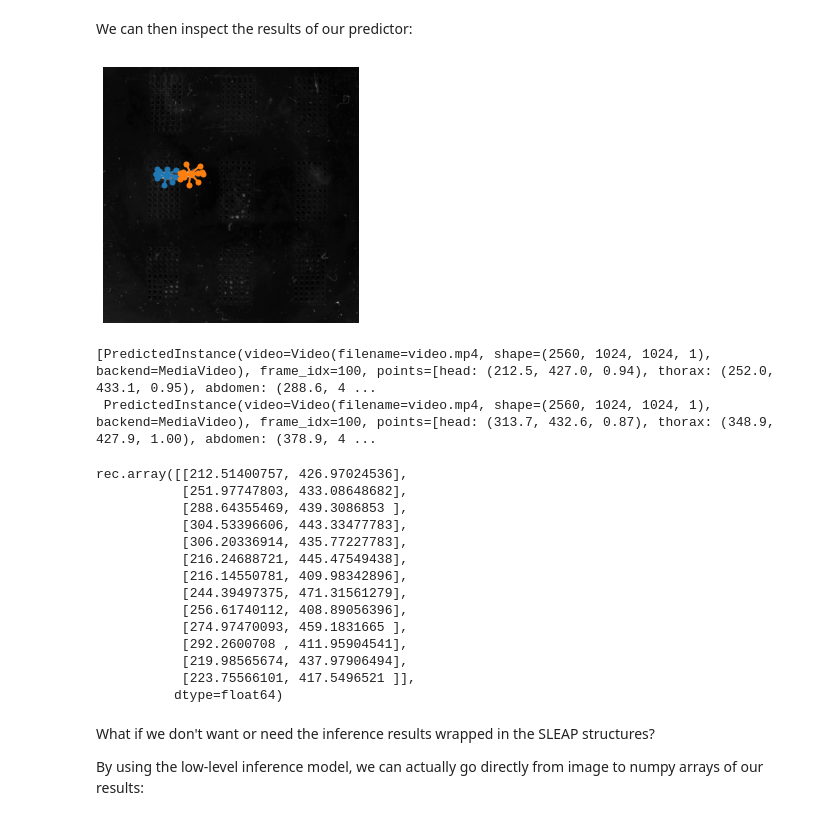
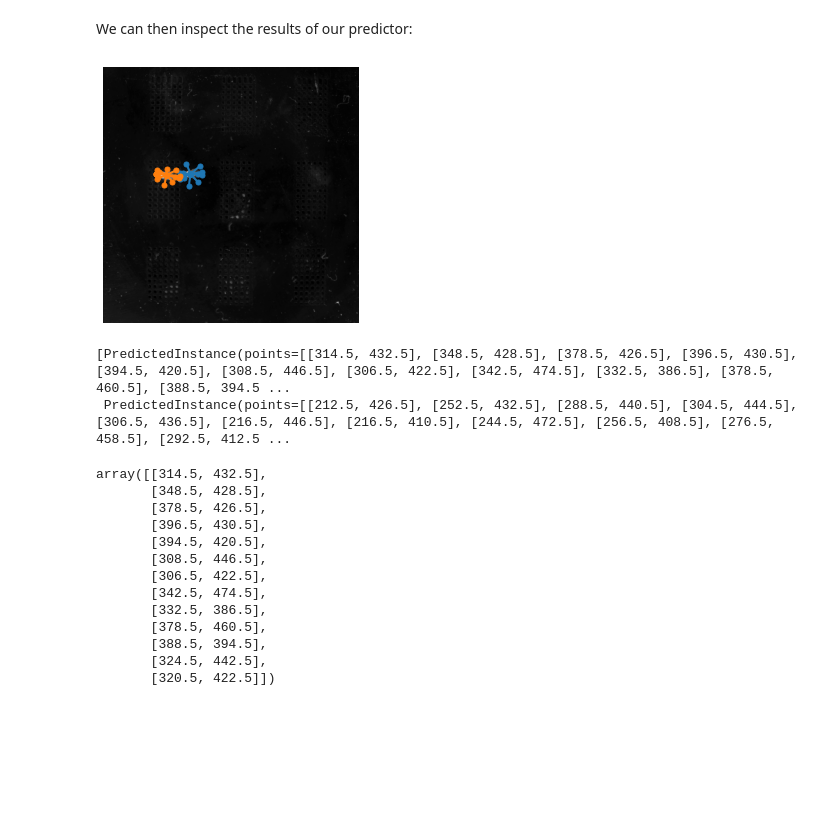
Before and after one commit to talmolab/sleap-core-docs, a Jupyter notebook: docs/notebooks/Interactive_and_realtime_inference.ipynb, the cells around one changed output. Drawn from its saved outputs; the diff is of its cells as text; code cells hidden in the pictures; blank space fills up the shorter version.

```diff
--- a/docs/notebooks/Interactive_and_realtime_inference.ipynb
+++ b/docs/notebooks/Interactive_and_realtime_inference.ipynb
@@ -81,4 +86,5 @@ Next, we'll load a video that we want to use for inference. SLEAP `Video` object
 # %%
-video = sleap.load_video("video.mp4")
-video.shape, video.dtype
+import sleap_io as sio
+video = sio.load_video("video.mp4")
+video.shape, type(video)
 # %% [output]
@@ -85,0 +92,4 @@ video.shape, video.dtype
+# %%
+from sleap_nn.predict import run_inference
+
+predictions = run_inference(input_video=video, model_paths=["centroid_model", "centered_instance_id_model"], output_path="predictions.slp", integral_refinement=None)
@@ -88,8 +123,0 @@ Our predictor is pretty flexible. It can handle a variety of different input for
-# %%
-# Load frames to a numpy array.
-imgs = video[:100]
-print(f"imgs.shape: {imgs.shape}")
-
-# Predict on numpy array.
-predictions = predictor.predict(imgs)
-predictions
@@ -106,34 +306,29 @@ We can then inspect the results of our predictor:
 # %%
 # Visualize a frame.
-predictions[100].plot(scale=0.25)
+plot(predictions[100], scale=0.25)
 # %% [output]
-[figure, old version]
+[figure, new version]
 # %%
 # Inspect the contents of a single frame.
 labeled_frame = predictions[100]
 labeled_frame.instances
 # %% [output]
-[PredictedInstance(video=Video(filename=video.mp4, shape=(2560, 1024, 1024, 1), backend=MediaVideo), frame_idx=100, points=[head: (212.5, 427.0, 0.94), thorax: (252.0, 433.1, 0.95), abdomen: (288.6, 4 ...
- PredictedInstance(video=Video(filename=video.mp4, shape=(2560, 1024, 1024, 1), backend=MediaVideo), frame_idx=100, points=[head: (313.7, 432.6, 0.87), thorax: (348.9, 427.9, 1.00), abdomen: (378.9, 4 ...
+[PredictedInstance(points=[[314.5, 432.5], [348.5, 428.5], [378.5, 426.5], [396.5, 430.5], [394.5, 420.5], [308.5, 446.5], [306.5, 422.5], [342.5, 474.5], [332.5, 386.5], [378.5, 460.5], [388.5, 394.5 ...
+ PredictedInstance(points=[[212.5, 426.5], [252.5, 432.5], [288.5, 440.5], [304.5, 444.5], [306.5, 436.5], [216.5, 446.5], [216.5, 410.5], [244.5, 472.5], [256.5, 408.5], [276.5, 458.5], [292.5, 412.5 ...
 # %%
 # Convert an instance to a numpy array:
 labeled_frame[0].numpy()
 # %% [output]
-rec.array([[212.51400757, 426.97024536],
-           [251.97747803, 433.08648682],
-           [288.64355469, 439.3086853 ],
-           [304.53396606, 443.33477783],
-           [306.20336914, 435.77227783],
-           [216.24688721, 445.47549438],
-           [216.14550781, 409.98342896],
-           [244.39497375, 471.31561279],
-           [256.61740112, 408.89056396],
-           [274.97470093, 459.1831665 ],
-           [292.2600708 , 411.95904541],
-           [219.98565674, 437.97906494],
-           [223.75566101, 417.5496521 ]],
-          dtype=float64)
+array([[314.5, 432.5],
+       [348.5, 428.5],
+       [378.5, 426.5],
+       [396.5, 430.5],
+       [394.5, 420.5],
+       [308.5, 446.5],
+       [306.5, 422.5],
+       [342.5, 474.5],
+       [332.5, 386.5],
+       [378.5, 460.5],
+       [388.5, 394.5],
+       [324.5, 442.5],
+       [320.5, 422.5]])
-# %% [markdown]
-What if we don't want or need the inference results wrapped in the SLEAP structures?
-
-By using the low-level inference model, we can actually go directly from image to numpy arrays of our results:
```
Also changed, not shown: parts of 20 cells of this notebook, 2 other files.
